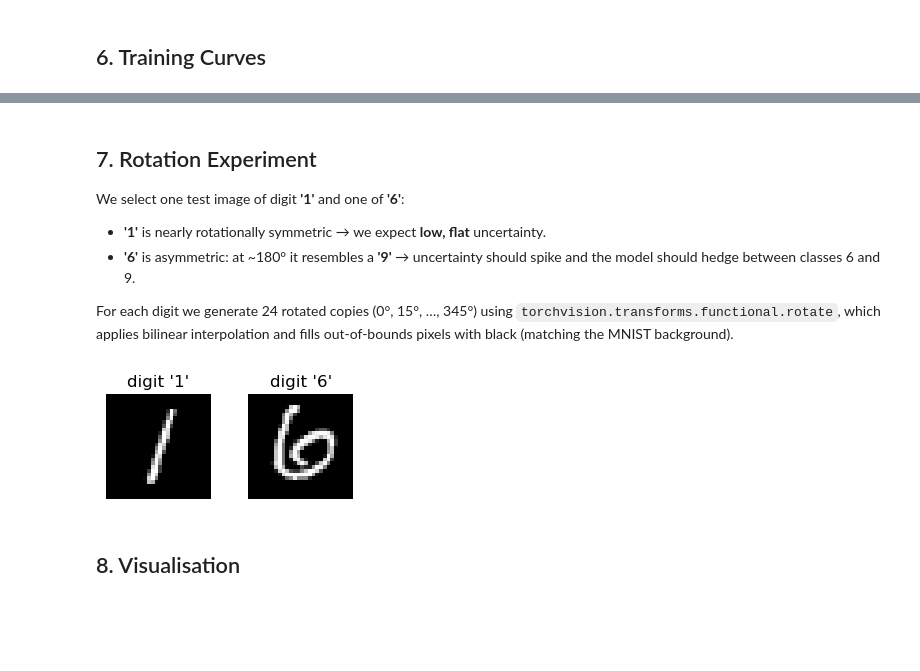
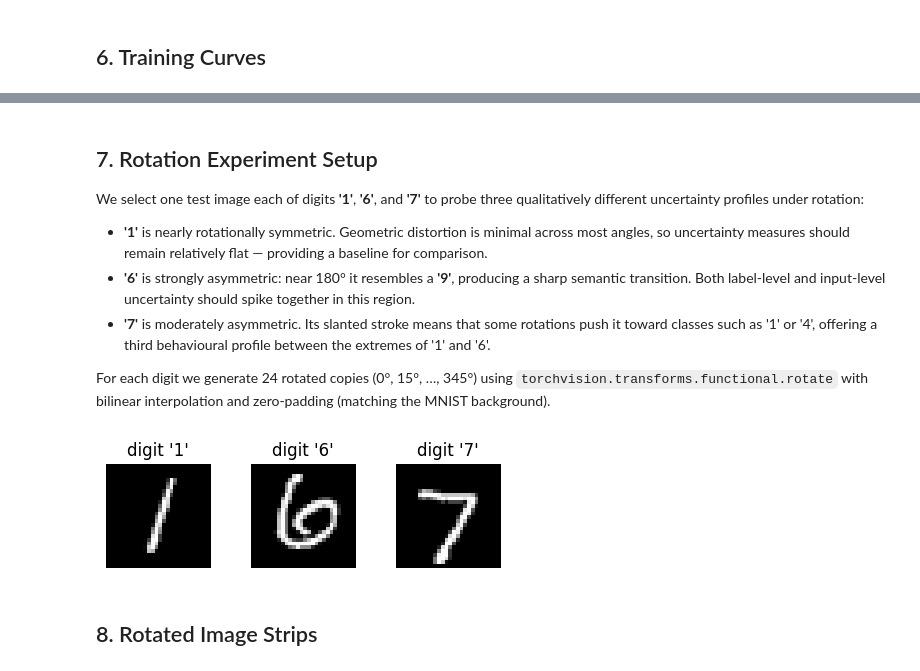
Before and after one commit to fagonzalezo/kdm, a Jupyter notebook: examples/kdm_uncertainty.ipynb, the cells around one changed output, grey strips where cells are left out. Cells and saved outputs as stored; diff of their text form; code cells hidden in the pictures; blank space fills up the shorter version.

Commit message:
Update the kdm_uncertainty notebook

```diff
--- a/examples/kdm_uncertainty.ipynb
+++ b/examples/kdm_uncertainty.ipynb
@@ -61,9 +66,10 @@ mnist_test_ds = datasets.MNIST(
     transform=transforms.ToTensor()
 )
 
-# 20% subset — remove the slice below to train on the full 60k.
-# perm = np.random.RandomState(42).permutation(len(mnist_train_full))
-# train_idx = perm[:12000]
+perm = np.random.RandomState(42).permutation(len(mnist_train_full))
+# Uncoment the next line, and comment the 2nd next to train on a 20% subset
+#train_idx = perm[:12000]
+train_idx = perm
 
 def stack(ds, idx):
     xs = torch.stack([ds[i][0] for i in idx])
@@ -321,30 +395,47 @@ print(f"KDM gen  test accuracy : {kdm_te_acc:.4f}")
 # %% [markdown]
-## 7. Rotation Experiment
+## 7. Rotation Experiment Setup
 
-We select one test image of digit **'1'** and one of **'6'**:
+We select one test image each of digits **'1'**, **'6'**, and **'7'** to probe three
+qualitatively different uncertainty profiles under rotation:
 
-- **'1'** is nearly rotationally symmetric → we expect **low, flat** uncertainty.
-- **'6'** is asymmetric: at ~180° it resembles a **'9'** → uncertainty should spike
-  and the model should hedge between classes 6 and 9.
+- **'1'** is nearly rotationally symmetric. Geometric distortion is minimal across most
+  angles, so uncertainty measures should remain relatively flat — providing a baseline
+  for comparison.
+- **'6'** is strongly asymmetric: near 180° it resembles a **'9'**, producing a sharp
+  semantic transition. Both label-level and input-level uncertainty should spike
+  together in this region.
+- **'7'** is moderately asymmetric. Its slanted stroke means that some rotations push
+  it toward classes such as '1' or '4', offering a third behavioural profile between
+  the extremes of '1' and '6'.
 
 For each digit we generate 24 rotated copies (0°, 15°, …, 345°) using
-`torchvision.transforms.functional.rotate`, which applies bilinear interpolation
-and fills out-of-bounds pixels with black (matching the MNIST background).
+`torchvision.transforms.functional.rotate` with bilinear interpolation and
+zero-padding (matching the MNIST background).
 # %%
+ANGLES = list(range(0, 360, 15))   # 24 angles: 0, 15, ..., 345
+DIGITS = [1, 6, 7]
+
+
 def first_of_digit(X, y, digit):
     """Return the first test image of the given digit as (1,1,28,28)."""
     idx = (y == digit).nonzero(as_tuple=True)[0][0]
     return X[idx:idx+1]
 
-img_1 = first_of_digit(X_test, y_test, 1)
-img_6 = first_of_digit(X_test, y_test, 6)
 
-fig, axes = plt.subplots(1, 2, figsize=(3, 1.5))
-axes[0].imshow(img_1[0, 0].numpy(), cmap='gray', vmin=0, vmax=1)
-axes[0].set_title("digit '1'"); axes[0].axis('off')
-axes[1].imshow(img_6[0, 0].numpy(), cmap='gray', vmin=0, vmax=1)
-axes[1].set_title("digit '6'"); axes[1].axis('off')
+def rotate_batch(img, angles):
+    """Rotate a (1,1,H,W) image by each angle. Returns (len(angles),1,H,W)."""
+    return torch.stack([TF.rotate(img[0], float(a), fill=0.0) for a in angles])
+
+
+images   = {d: first_of_digit(X_test, y_test, d) for d in DIGITS}
+rotations = {d: rotate_batch(images[d], ANGLES) for d in DIGITS}
+
+# Quick preview
+fig, axes = plt.subplots(1, 3, figsize=(4.5, 1.5))
+for ax, d in zip(axes, DIGITS):
+    ax.imshow(images[d][0, 0].numpy(), cmap='gray', vmin=0, vmax=1)
+    ax.set_title(f"digit '{d}'"); ax.axis('off')
 plt.tight_layout()
 plt.show()
 # %% [output]
-[figure, old version]
+[figure, new version]
@@ -390,3 +442,3 @@ base_probs_6, base_entropy_6, base_conf_6 = predict_rotations(baseline_model, im
 # %% [markdown]
-## 8. Visualisation
+## 8. Rotated Image Strips
 # %%
```
Also changed, not shown: parts of 31 cells of this notebook.
